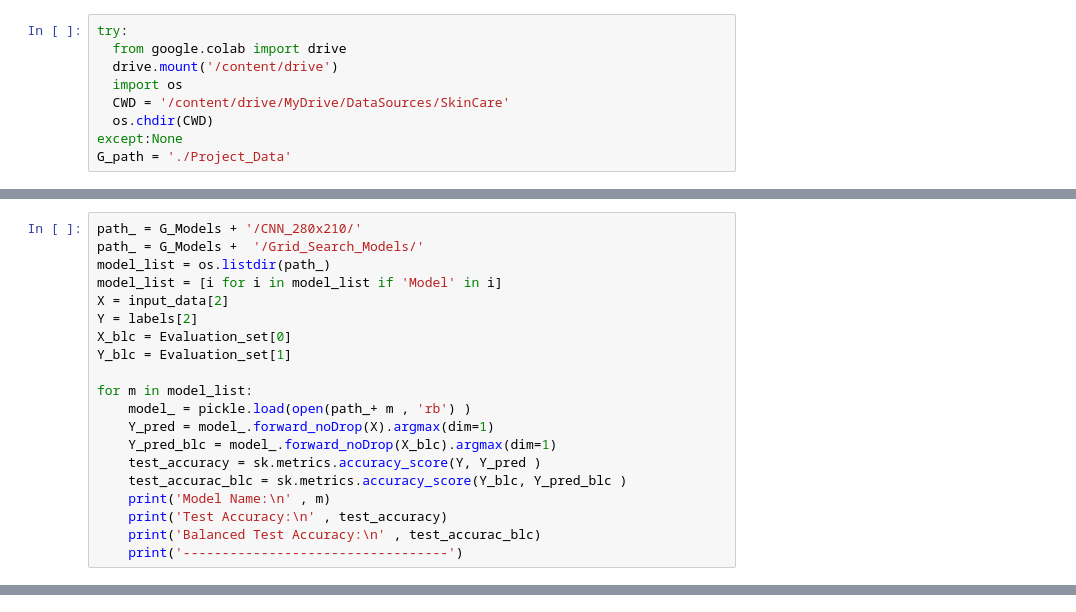
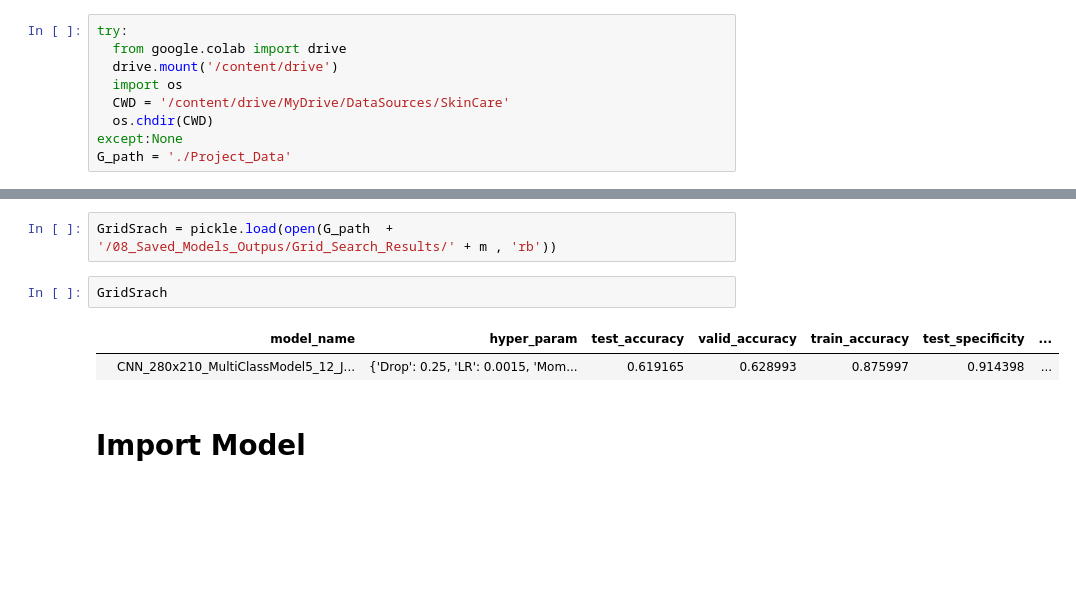
Before and after one commit to sepandms/SkinCare, a Jupyter notebook: GridSearch_Results.ipynb, the cells around one changed output, grey strips where cells are left out. Saved outputs shown, nothing was run; the diff lists cells and outputs as text; blank space fills up the shorter version.

```diff
--- a/GridSearch_Results.ipynb
+++ b/GridSearch_Results.ipynb
@@ -67,20 +73,0 @@ Balanced test Recall :  0.6095238095238095
-# %%
-path_ = G_Models + '/CNN_280x210/'
-path_ = G_Models +  '/Grid_Search_Models/'
-model_list = os.listdir(path_)
-model_list = [i for i in model_list if 'Model' in i]
-X = input_data[2]
-Y = labels[2]
-X_blc = Evaluation_set[0]
-Y_blc = Evaluation_set[1]
-
-for m in model_list:
-    model_ = pickle.load(open(path_+ m , 'rb') )
-    Y_pred = model_.forward_noDrop(X).argmax(dim=1)
-    Y_pred_blc = model_.forward_noDrop(X_blc).argmax(dim=1)
-    test_accuracy = sk.metrics.accuracy_score(Y, Y_pred )
-    test_accurac_blc = sk.metrics.accuracy_score(Y_blc, Y_pred_blc )
-    print('Model Name:\n' , m)
-    print('Test Accuracy:\n' , test_accuracy)
-    print('Balanced Test Accuracy:\n' , test_accurac_blc)
-    print('----------------------------------')
@@ -116,0 +74,9 @@ TypeError: 'int' object is not callable
+# %%
+GridSrach = pickle.load(open(G_path  + '/08_Saved_Models_Outpus/Grid_Search_Results/' + m , 'rb'))
+# %%
+GridSrach
+# %% [output]
+|  | model_name | hyper_param | test_accuracy | valid_accuracy | train_accuracy | test_specificity | ... |
+|  | CNN_280x210_MultiClassModel5_12_J... | {'Drop': 0.25, 'LR': 0.0015, 'Mom... | 0.619165 | 0.628993 | 0.875997 | 0.914398 | ... |
+# %% [markdown]
+# **Import Model**
```
Also changed, not shown: parts of 11 cells of this notebook, 10 other files.
